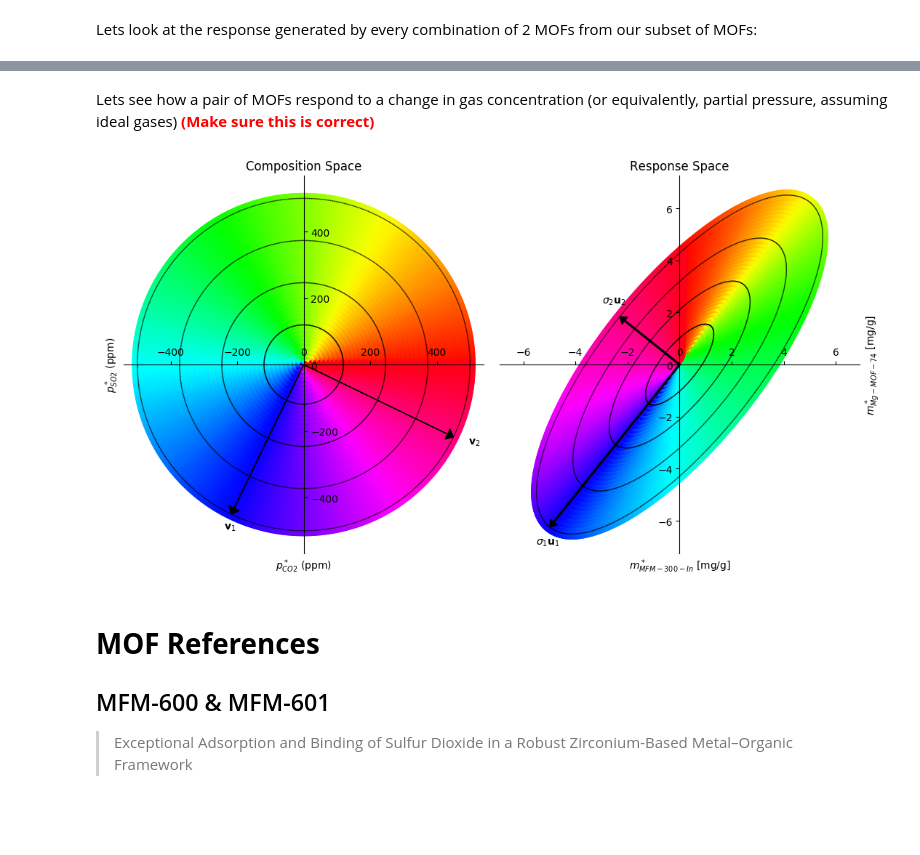
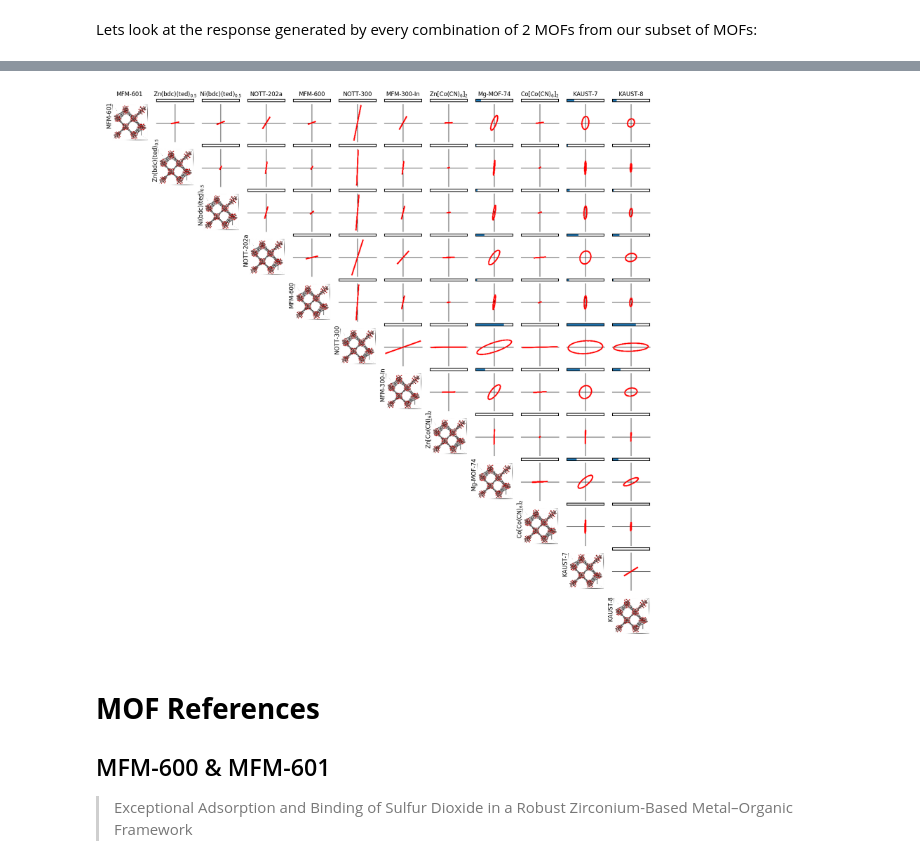
Before and after one commit to SimonEnsemble/sensor_arrays, a Jupyter notebook: src/Sensing.ipynb, the cells around one changed output, grey strips where cells are left out. Drawn from its saved outputs; the diff is of its cells as text; code cells hidden in the pictures; blank space fills up the shorter version.

```diff
--- a/src/Sensing.ipynb
+++ b/src/Sensing.ipynb
@@ -72,9 +79,9 @@ formatted_crystal_names["NOTT-202a"] = "NOTT-202a"
 formatted_crystal_names["MFM600"] = "MFM-600"
 formatted_crystal_names["NOTT-300"] = "NOTT-300"
 formatted_crystal_names["MFM-300-In"] = "MFM-300-In"
-formatted_crystal_names["Zn-CN6"] = "Zn[Co(CN)\$_6\$]\$_2\$ nH\$_2\$O"
+formatted_crystal_names["Zn-CN6"] = "Zn[Co(CN)\$_6\$]\$_2\$"
 formatted_crystal_names["Mg-MOF-74"] = "Mg-MOF-74"
-formatted_crystal_names["Co-CN6"] = "Co[Co(CN)\$_6\$]\$_2\$ nH\$_2\$O"
+formatted_crystal_names["Co-CN6"] = "Co[Co(CN)\$_6\$]\$_2\$"
 formatted_crystal_names["KAUST7"] = "KAUST-7"
 formatted_crystal_names["KAUST8"] = "KAUST-8"
 # %% [output]
@@ -484,9 +607,7 @@ plot_response (generic function with 2 methods)
-# %% [markdown]
-Lets see how a pair of MOFs respond to a change in gas concentration (or equivalently, partial pressure, assuming ideal gases) **<span style='color:red'>(Make sure this is correct)</span>**
 # %%
-plot_response([7, 9], ["CO2", "SO2"])
+plot_all_responses(["CO2", "SO2"])
 # %% [output]
-[figure, old version]
+[figure, new version]
 # %% [markdown]
 <a id='ref_list'></a>
 # **MOF References**
```
Also changed, not shown: parts of 26 cells of this notebook.
